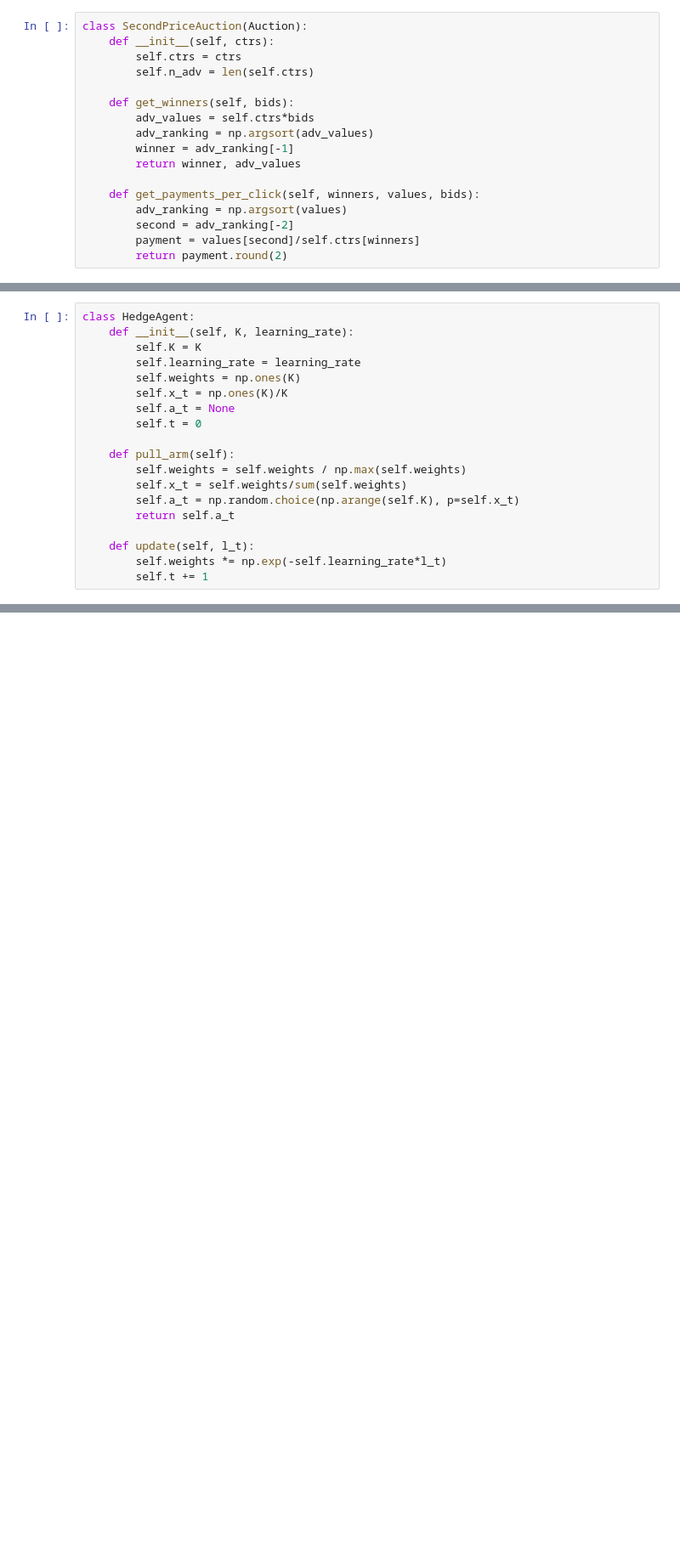
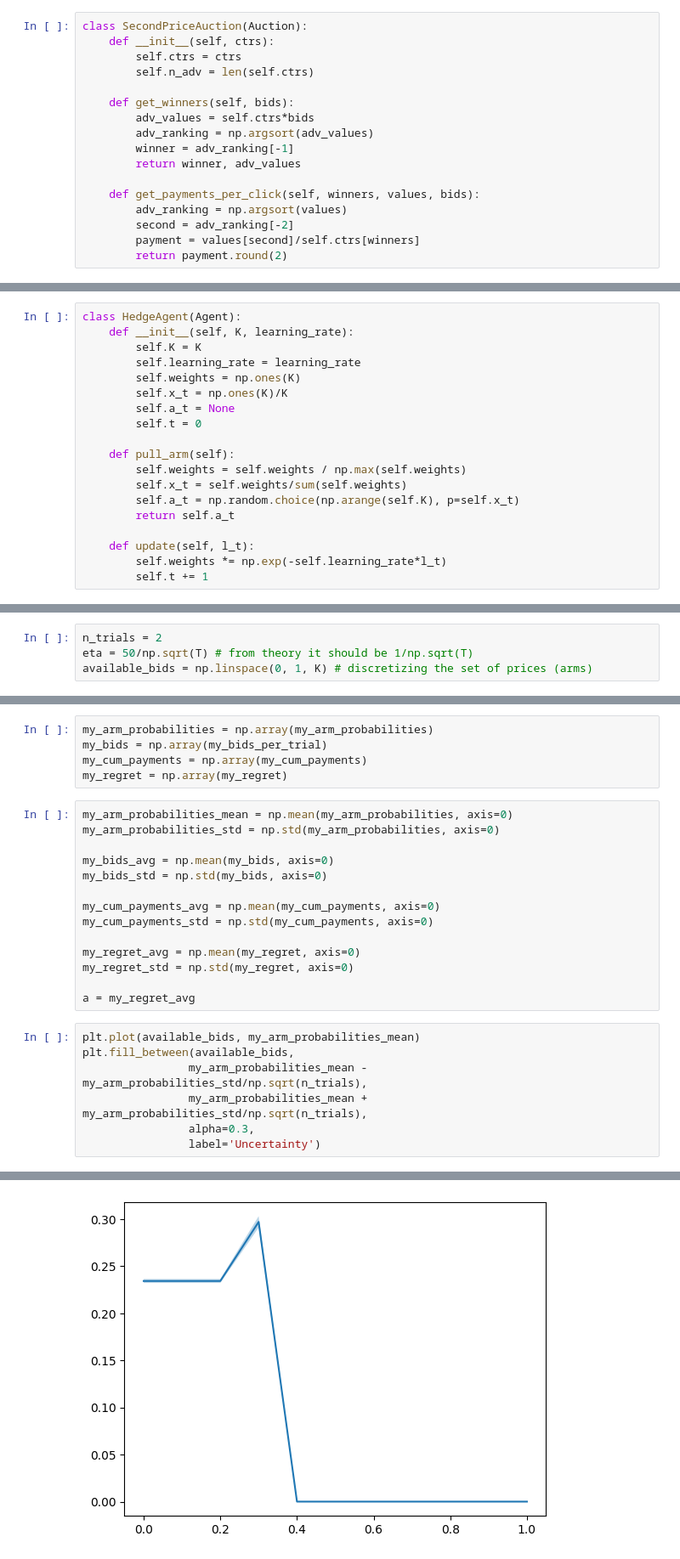
Before and after one commit to tommaso1giordano/OLAProject, a Jupyter notebook: project.ipynb, the cells around one changed output, grey strips where cells are left out. Shown at 85% size. Cells and saved outputs as stored; diff of their text form; blank space fills up the shorter version.

Commit message:
Improved source form, implemented trials average and deviations logging

```diff
--- a/project.ipynb
+++ b/project.ipynb
@@ -226,5 +241,5 @@ clairvoyant_rewards = clairvoyant[1]
 # %%
-class HedgeAgent:
+class HedgeAgent(Agent):
     def __init__(self, K, learning_rate):
         self.K = K
         self.learning_rate = learning_rate
@@ -275,4 +290,8 @@ class FFMultiplicativePacingAgent:
         self.lmbdHist.append(self.lmbd)
         # update budget
         self.budget -= c_t
+# %%
+n_trials = 2
+eta = 50/np.sqrt(T) # from theory it should be 1/np.sqrt(T)
+available_bids = np.linspace(0, 1, K) # discretizing the set of prices (arms)
 # %%
@@ -351,0 +370,27 @@ plt.show()
+# %%
+my_arm_probabilities = np.array(my_arm_probabilities)
+my_bids = np.array(my_bids_per_trial)
+my_cum_payments = np.array(my_cum_payments)
+my_regret = np.array(my_regret)
+# %%
+my_arm_probabilities_mean = np.mean(my_arm_probabilities, axis=0)
+my_arm_probabilities_std = np.std(my_arm_probabilities, axis=0)
+
+my_bids_avg = np.mean(my_bids, axis=0)
+my_bids_std = np.std(my_bids, axis=0)
+
+my_cum_payments_avg = np.mean(my_cum_payments, axis=0)
+my_cum_payments_std = np.std(my_cum_payments, axis=0)
+
+my_regret_avg = np.mean(my_regret, axis=0)
+my_regret_std = np.std(my_regret, axis=0)
+
+a = my_regret_avg
+# %%
+plt.plot(available_bids, my_arm_probabilities_mean)
+plt.fill_between(available_bids,
+                my_arm_probabilities_mean - my_arm_probabilities_std/np.sqrt(n_trials),
+                my_arm_probabilities_mean + my_arm_probabilities_std/np.sqrt(n_trials),
+                alpha=0.3,
+                label='Uncertainty')
+# %% [output]
@@ -351,0 +398 @@ plt.show()
+[figure, added]
```
Also changed, not shown: parts of 32 cells of this notebook.
